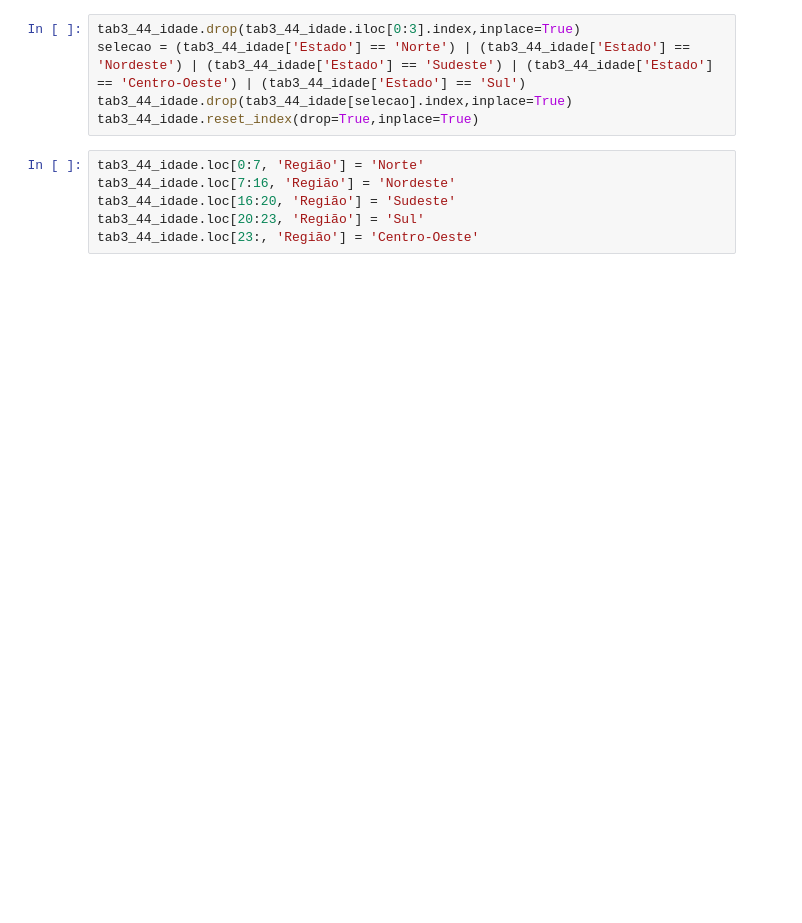
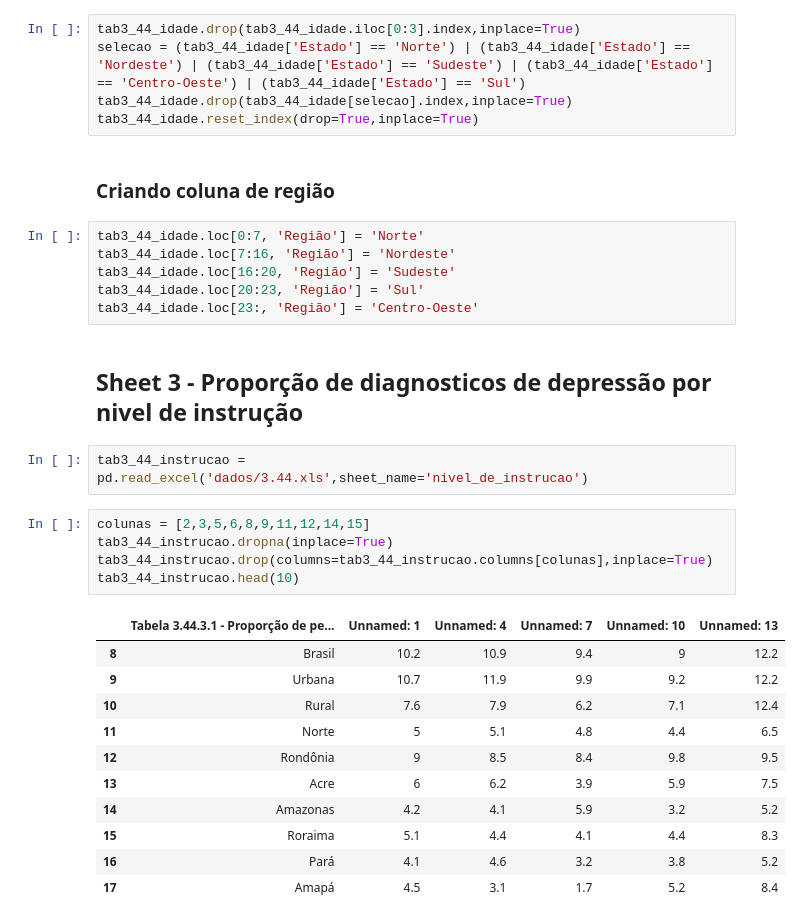
Before and after one commit to Felipeecp/desafio4_tratamento_dados, a Jupyter notebook: dados_depressao.ipynb, the cells around one changed output. Cells and saved outputs as stored; diff of their text form; blank space fills up the shorter version.

Commit message:
tratamento das tabelas restantes da planilha 3.44

```diff
--- a/dados_depressao.ipynb
+++ b/dados_depressao.ipynb
@@ -103,9 +111,32 @@ tab3_44_idade.drop(tab3_44_idade.iloc[0:3].index,inplace=True)
 selecao = (tab3_44_idade['Estado'] == 'Norte') | (tab3_44_idade['Estado'] == 'Nordeste') | (tab3_44_idade['Estado'] == 'Sudeste') | (tab3_44_idade['Estado'] == 'Centro-Oeste') | (tab3_44_idade['Estado'] == 'Sul')
 tab3_44_idade.drop(tab3_44_idade[selecao].index,inplace=True)
 tab3_44_idade.reset_index(drop=True,inplace=True)
+# %% [markdown]
+### Criando coluna de região
 # %%
 tab3_44_idade.loc[0:7, 'Região'] = 'Norte'
 tab3_44_idade.loc[7:16, 'Região'] = 'Nordeste'
 tab3_44_idade.loc[16:20, 'Região'] = 'Sudeste'
 tab3_44_idade.loc[20:23, 'Região'] = 'Sul'
 tab3_44_idade.loc[23:, 'Região'] = 'Centro-Oeste'
+# %% [markdown]
+## Sheet 3 - Proporção de diagnosticos de depressão por nivel de instrução
+# %%
+tab3_44_instrucao = pd.read_excel('dados/3.44.xls',sheet_name='nivel_de_instrucao')
+# %%
+colunas = [2,3,5,6,8,9,11,12,14,15]
+tab3_44_instrucao.dropna(inplace=True)
+tab3_44_instrucao.drop(columns=tab3_44_instrucao.columns[colunas],inplace=True)
+tab3_44_instrucao.head(10)
+# %% [output]
+|  | Tabela 3.44.3.1 - Proporção de pe... | Unnamed: 1 | Unnamed: 4 | Unnamed: 7 | Unnamed: 10 | Unnamed: 13 |
+| 8 | Brasil | 10.2 | 10.9 | 9.4 | 9 | 12.2 |
+| 9 | Urbana | 10.7 | 11.9 | 9.9 | 9.2 | 12.2 |
+| 10 | Rural | 7.6 | 7.9 | 6.2 | 7.1 | 12.4 |
+| 11 | Norte | 5 | 5.1 | 4.8 | 4.4 | 6.5 |
+| 12 | Rondônia | 9 | 8.5 | 8.4 | 9.8 | 9.5 |
+| 13 | Acre | 6 | 6.2 | 3.9 | 5.9 | 7.5 |
+| 14 | Amazonas | 4.2 | 4.1 | 5.9 | 3.2 | 5.2 |
+| 15 | Roraima | 5.1 | 4.4 | 4.1 | 4.4 | 8.3 |
+| 16 | Pará | 4.1 | 4.6 | 3.2 | 3.8 | 5.2 |
+| 17 | Amapá | 4.5 | 3.1 | 1.7 | 5.2 | 8.4 |
```
Also changed, not shown: parts of 13 cells of this notebook.
